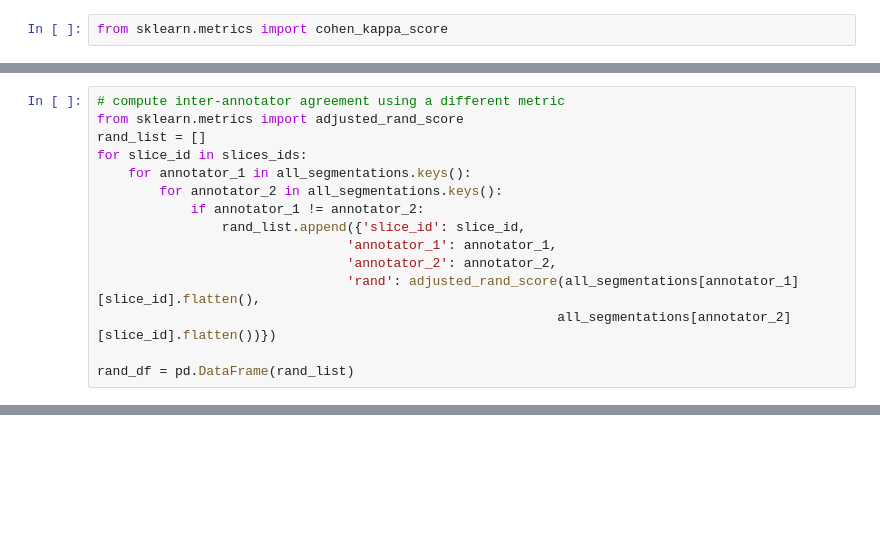
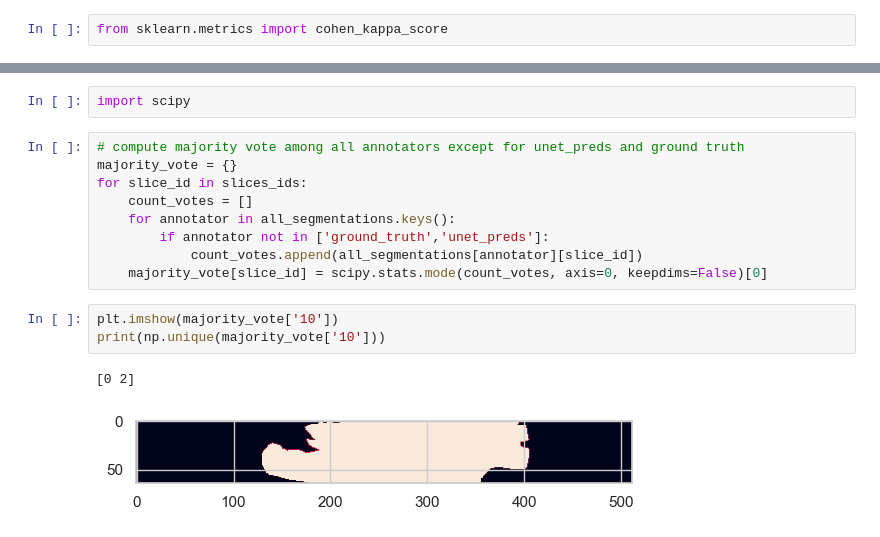
Before and after one commit to dottipr/sparks_project, a Jupyter notebook: sparks/EXPERT VALIDATION analyze expert annotations.ipynb, the cells around one changed output, grey strips where cells are left out. Cells and saved outputs as stored; diff of their text form; blank space fills up the shorter version.

```diff
--- a/sparks/EXPERT VALIDATION analyze expert annotations.ipynb
+++ b/sparks/EXPERT VALIDATION analyze expert annotations.ipynb
@@ -249,15 +315,0 @@ sns.heatmap(avg_kappa_df, annot=True, cmap='Blues')
-# %%
-# compute inter-annotator agreement using a different metric
-from sklearn.metrics import adjusted_rand_score
-rand_list = []
-for slice_id in slices_ids:
-    for annotator_1 in all_segmentations.keys():
-        for annotator_2 in all_segmentations.keys():
-            if annotator_1 != annotator_2:
-                rand_list.append({'slice_id': slice_id,
-                                'annotator_1': annotator_1,
-                                'annotator_2': annotator_2,
-                                'rand': adjusted_rand_score(all_segmentations[annotator_1][slice_id].flatten(),
-                                                           all_segmentations[annotator_2][slice_id].flatten())})
-
-rand_df = pd.DataFrame(rand_list)
@@ -270,0 +316,17 @@ sns.heatmap(avg_rand_df, annot=True, cmap='Blues')
+# %%
+import scipy
+# %%
+# compute majority vote among all annotators except for unet_preds and ground truth
+majority_vote = {}
+for slice_id in slices_ids:
+    count_votes = []
+    for annotator in all_segmentations.keys():
+        if annotator not in ['ground_truth','unet_preds']:
+            count_votes.append(all_segmentations[annotator][slice_id])
+    majority_vote[slice_id] = scipy.stats.mode(count_votes, axis=0, keepdims=False)[0]
+# %%
+plt.imshow(majority_vote['10'])
+print(np.unique(majority_vote['10']))
+# %% [output]
+[0 2]
+[figure, added]
```
Also changed, not shown: parts of 17 cells of this notebook, 10 other files.
